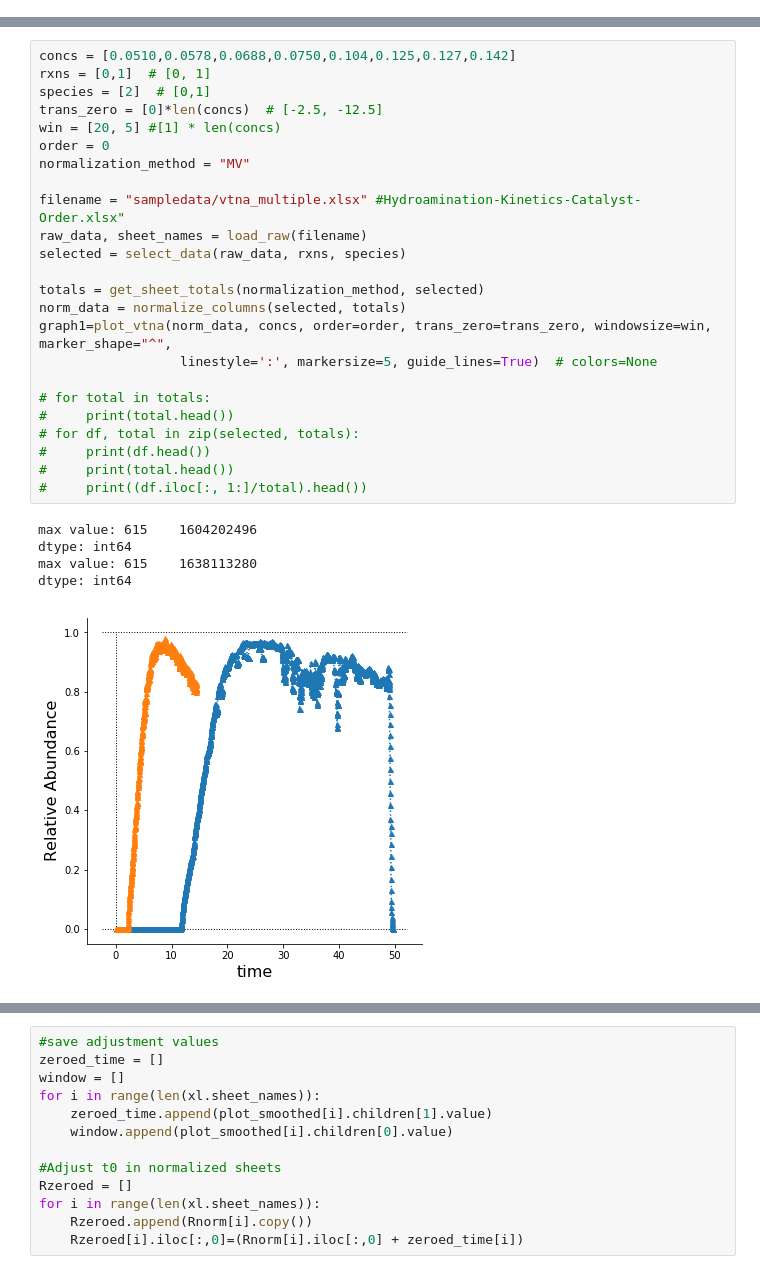
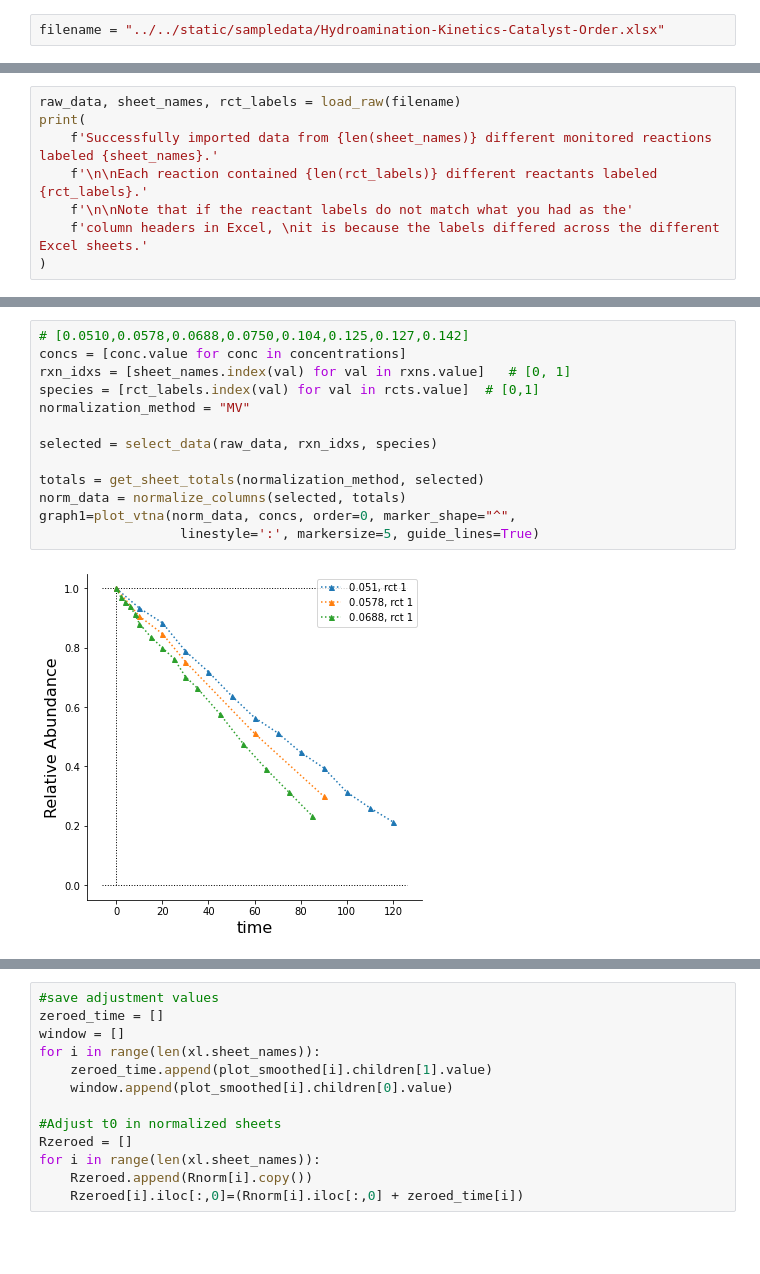
Before and after one commit to brettrhenderson/Catacycle_Web, a Jupyter notebook: app/modules/vtna/fix_normalization.ipynb, the cells around one changed output, grey strips where cells are left out. Cells and saved outputs as stored; diff of their text form; blank space fills up the shorter version.

Commit message:
VTNA demo front-end ready

```diff
--- a/app/modules/vtna/fix_normalization.ipynb
+++ b/app/modules/vtna/fix_normalization.ipynb
@@ -96,0 +35,2 @@ def plot_vtna(data,  concs, order=1, trans_zero=None,  windowsize=None, colors=N
+# %%
+filename = "../../static/sampledata/Hydroamination-Kinetics-Catalyst-Order.xlsx"
@@ -96,0 +39,8 @@ def plot_vtna(data,  concs, order=1, trans_zero=None,  windowsize=None, colors=N
+# %%
+raw_data, sheet_names, rct_labels = load_raw(filename)
+print(
+    f'Successfully imported data from {len(sheet_names)} different monitored reactions labeled {sheet_names}.'
+    f'\n\nEach reaction contained {len(rct_labels)} different reactants labeled {rct_labels}.'
+    f'\n\nNote that if the reactant labels do not match what you had as the'
+    f'column headers in Excel, \nit is because the labels differed across the different Excel sheets.'
+)
@@ -97,30 +99,15 @@ def plot_vtna(data,  concs, order=1, trans_zero=None,  windowsize=None, colors=N
 # %%
-concs = [0.0510,0.0578,0.0688,0.0750,0.104,0.125,0.127,0.142]
-rxns = [0,1]  # [0, 1]
-species = [2]  # [0,1]
-trans_zero = [0]*len(concs)  # [-2.5, -12.5]
-win = [20, 5] #[1] * len(concs)
-order = 0
+# [0.0510,0.0578,0.0688,0.0750,0.104,0.125,0.127,0.142]
+concs = [conc.value for conc in concentrations]
+rxn_idxs = [sheet_names.index(val) for val in rxns.value]   # [0, 1]
+species = [rct_labels.index(val) for val in rcts.value]  # [0,1]
 normalization_method = "MV"
 
-filename = "sampledata/vtna_multiple.xlsx" #Hydroamination-Kinetics-Catalyst-Order.xlsx"
-raw_data, sheet_names = load_raw(filename)
-selected = select_data(raw_data, rxns, species)
+selected = select_data(raw_data, rxn_idxs, species)
 
 totals = get_sheet_totals(normalization_method, selected)
 norm_data = normalize_columns(selected, totals)
-graph1=plot_vtna(norm_data, concs, order=order, trans_zero=trans_zero, windowsize=win, marker_shape="^",
-                  linestyle=':', markersize=5, guide_lines=True)  # colors=None
-
-# for total in totals:
-#     print(total.head())
-# for df, total in zip(selected, totals):
-#     print(df.head())
-#     print(total.head())
-#     print((df.iloc[:, 1:]/total).head())
+graph1=plot_vtna(norm_data, concs, order=0, marker_shape="^",
+                  linestyle=':', markersize=5, guide_lines=True)
 # %% [output]
-max value: 615    1604202496
-dtype: int64
-max value: 615    1638113280
-dtype: int64
-[figure, old version]
+[figure, new version]
```
Also changed, not shown: parts of 18 cells of this notebook, 3 other files.
